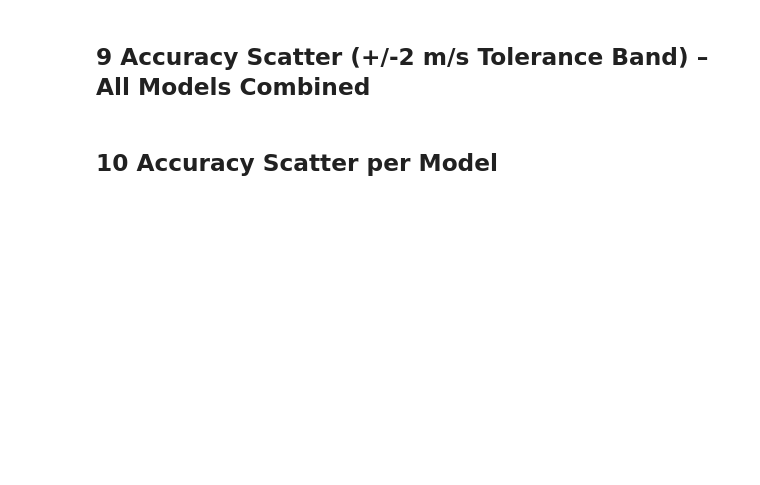
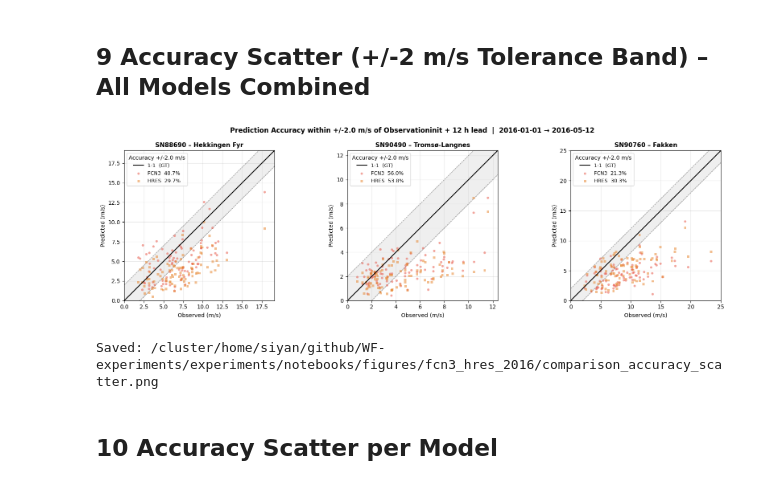
Before and after one commit to chensy618/WF-experiments, a Jupyter notebook: experiments/notebooks/comparison_fcn3_hres_obs_2016.ipynb, the cells around one changed output. Cells and saved outputs as stored; diff of their text form; code cells hidden in the pictures; blank space fills up the shorter version.

```diff
--- a/experiments/notebooks/comparison_fcn3_hres_obs_2016.ipynb
+++ b/experiments/notebooks/comparison_fcn3_hres_obs_2016.ipynb
@@ -471,35 +553,37 @@ for col, (sid, info) in enumerate(STATIONS.items()):
     plot_models = [
         ('fcn3_wind', 'FCN3', CLR['FCN3'], 'o'),
         ('hres_wind', 'HRES', CLR['HRES'], 's'),
     ]
     for wind_col, label, clr, marker in plot_models:
         s2 = sub.dropna(subset=[wind_col])
         obs_v  = s2['obs_wind'].values
         pred_v = s2[wind_col].values
         acc    = 100.0 * (np.abs(pred_v - obs_v) <= TOLERANCE).mean()
         ax.scatter(obs_v, pred_v, alpha=0.50, s=18, color=clr, marker=marker,
                    edgecolors='none', zorder=3,
                    label=f'{label}  {acc:.1f}%')
 
     ax.set_xlim(0, vmax); ax.set_ylim(0, vmax)
     ax.set_aspect('equal', adjustable='box')
     ax.set_xlabel('Observed (m/s)', fontsize=10)
     ax.set_ylabel('Predicted (m/s)', fontsize=10)
     ax.set_title(f'{sid} – {info["name"]}', fontsize=11, fontweight='bold')
     ax.legend(fontsize=9, loc='upper left', title=f'Accuracy +/-{TOLERANCE} m/s')
     ax.grid(alpha=0.3)
 
 fig.suptitle(
-    f'Prediction Accuracy within +/-{TOLERANCE} m/s of Observation
-'
+    f'Prediction Accuracy within +/-{TOLERANCE} m/s of Observation'
     f'init + {LEAD_H} h lead  |  {PERIOD_START} → {PERIOD_END}',
     fontsize=12, fontweight='bold'
 )
 plt.tight_layout()
 out = FIG_DIR / 'comparison_accuracy_scatter.png'
 plt.savefig(out, dpi=130, bbox_inches='tight')
 plt.show()
 print(f'Saved: {out}')
+# %% [output]
+[figure, added]
+Saved: /cluster/home/siyan/github/WF-experiments/experiments/notebooks/figures/fcn3_hres_2016/comparison_accuracy_scatter.png
 # %% [markdown]
 ## 10  Accuracy Scatter per Model
 # %%
```
Also changed, not shown: parts of 17 cells of this notebook, 3 other files.
